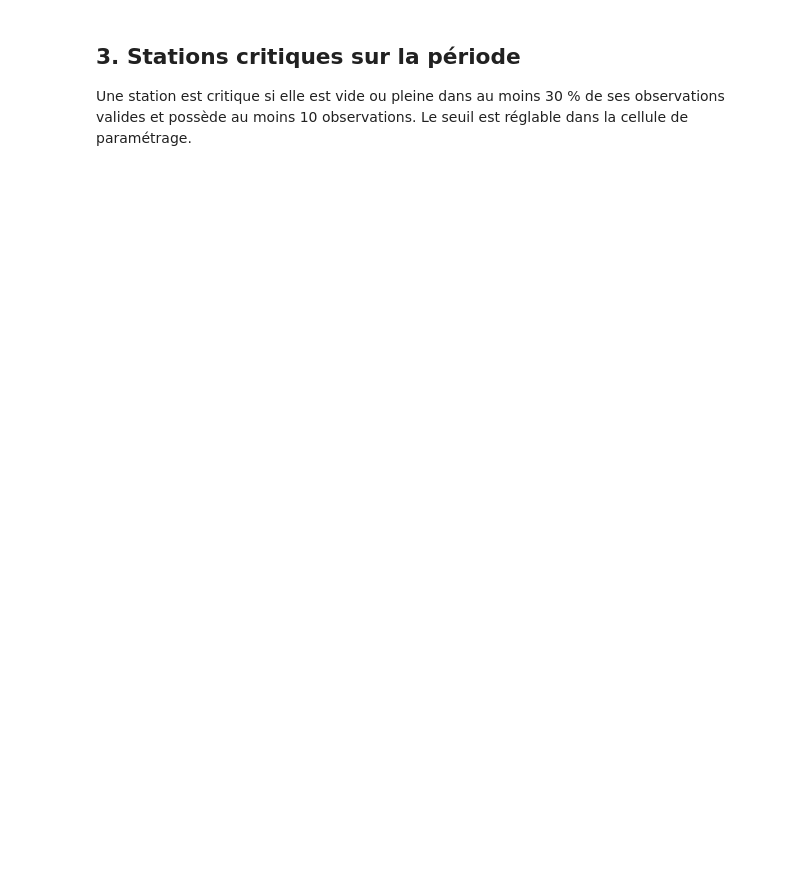
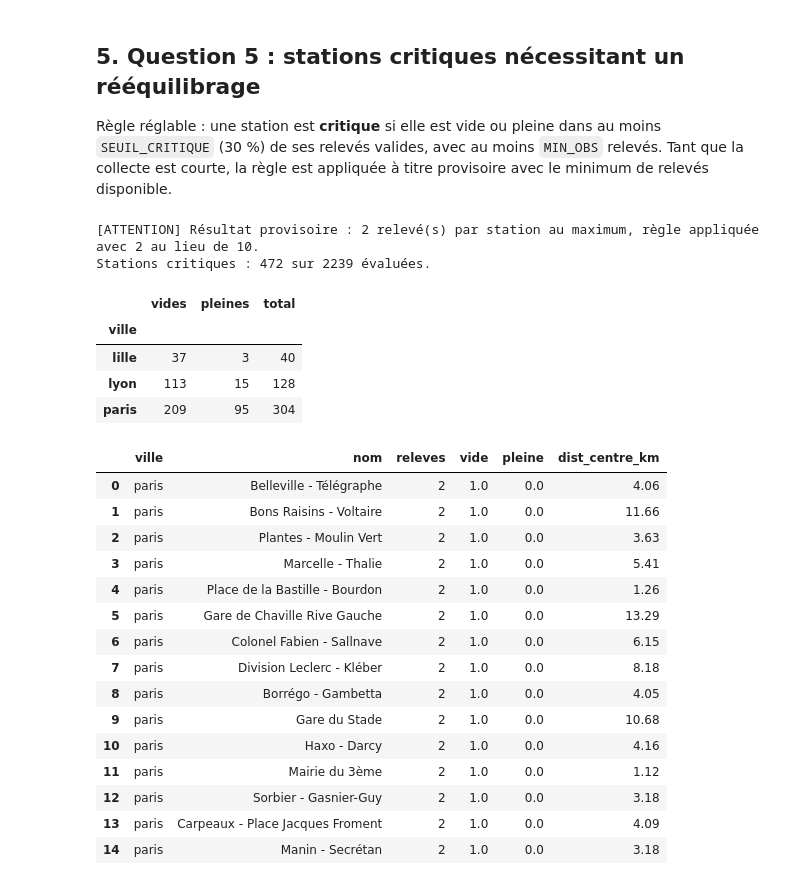
Before and after one commit to MaashRees/UrbanHub, a Jupyter notebook: notebooks/04_analyses_mobilite.ipynb, the cells around one changed output. Drawn from its saved outputs; the diff is of its cells as text; code cells hidden in the pictures; blank space fills up the shorter version.

```diff
--- a/notebooks/04_analyses_mobilite.ipynb
+++ b/notebooks/04_analyses_mobilite.ipynb
@@ -71,0 +87,18 @@ if not mobility.empty:
+# %%
+silver = silver.sort_values(["cle", "observed_at_utc"])
+silver["variation"] = silver.groupby("cle")["bikes_available"].diff().abs()
+par_station = silver.groupby("cle").agg(
+    ville=("city_name", "first"), station=("station_name", "first"),
+    capacite=("capacite", "median"), releves=("bikes_available", "count"),
+    variation_totale=("variation", "sum"), intervalles=("variation", "count"),
+).reset_index()
+par_station = par_station[(par_station["intervalles"] >= 1) & (par_station["capacite"] > 0)].copy()
+par_station["activite"] = par_station["variation_totale"] / par_station["capacite"] / par_station["intervalles"]
+
+if par_station.empty:
+    print("[ATTENTION] Il faut au moins deux relevés par station.")
+else:
+    print(f"Activité calculée sur {len(par_station)} stations, avec {int(par_station['intervalles'].median())} intervalle(s) par station en médiane.")
+    for ville, g in par_station.groupby("ville"):
+        print(f"\nTop 10 des stations les plus actives : {ville}")
+        display(g.nlargest(10, "activite")[["station", "capacite", "releves", "variation_totale", "activite"]].round(3).reset_index(drop=True))
@@ -72,4 +246,41 @@ if not mobility.empty:
 # %% [markdown]
-## 3. Stations critiques sur la période
+## 5. Question 5 : stations critiques nécessitant un rééquilibrage
 
-Une station est critique si elle est vide ou pleine dans au moins 30 % de ses observations valides et possède au moins 10 observations. Le seuil est réglable dans la cellule de paramétrage.
+Règle réglable : une station est **critique** si elle est vide ou pleine dans au moins `SEUIL_CRITIQUE` (30 %) de ses relevés valides, avec au moins `MIN_OBS` relevés. Tant que la collecte est courte, la règle est appliquée à titre provisoire avec le minimum de relevés disponible.
+# %%
+releves_max = int(stations["releves"].max()) if not stations.empty else 0
+min_obs_effectif = MIN_OBS if releves_max >= MIN_OBS else max(2, releves_max)
+if min_obs_effectif < MIN_OBS:
+    print(f"[ATTENTION] Résultat provisoire : {releves_max} relevé(s) par station au maximum, règle appliquée avec {min_obs_effectif} au lieu de {MIN_OBS}.")
+candidats = stations[stations["releves"] >= min_obs_effectif].copy()
+candidats["critique_vide"] = candidats["vide"] >= SEUIL_CRITIQUE
+candidats["critique_pleine"] = candidats["pleine"] >= SEUIL_CRITIQUE
+critiques = candidats[candidats["critique_vide"] | candidats["critique_pleine"]]
+print(f"Stations critiques : {len(critiques)} sur {len(candidats)} évaluées.")
+resume = critiques.groupby("ville").agg(vides=("critique_vide", "sum"), pleines=("critique_pleine", "sum"), total=("cle", "size"))
+display(resume)
+display(critiques.sort_values(["vide", "pleine"], ascending=False)[["ville", "nom", "releves", "vide", "pleine", "dist_centre_km"]].head(15).round(2).reset_index(drop=True))
+# %% [output]
+[ATTENTION] Résultat provisoire : 2 relevé(s) par station au maximum, règle appliquée avec 2 au lieu de 10.
+Stations critiques : 472 sur 2239 évaluées.
+|  | vides | pleines | total |
+| ville |  |  |  |
+| lille | 37 | 3 | 40 |
+| lyon | 113 | 15 | 128 |
+| paris | 209 | 95 | 304 |
+|  | ville | nom | releves | vide | pleine | dist_centre_km |
+| 0 | paris | Belleville - Télégraphe | 2 | 1.0 | 0.0 | 4.06 |
+| 1 | paris | Bons Raisins - Voltaire | 2 | 1.0 | 0.0 | 11.66 |
+| 2 | paris | Plantes - Moulin Vert | 2 | 1.0 | 0.0 | 3.63 |
+| 3 | paris | Marcelle - Thalie | 2 | 1.0 | 0.0 | 5.41 |
+| 4 | paris | Place de la Bastille - Bourdon | 2 | 1.0 | 0.0 | 1.26 |
+| 5 | paris | Gare de Chaville Rive Gauche | 2 | 1.0 | 0.0 | 13.29 |
+| 6 | paris | Colonel Fabien - Sallnave | 2 | 1.0 | 0.0 | 6.15 |
+| 7 | paris | Division Leclerc - Kléber | 2 | 1.0 | 0.0 | 8.18 |
+| 8 | paris | Borrégo - Gambetta | 2 | 1.0 | 0.0 | 4.05 |
+| 9 | paris | Gare du Stade | 2 | 1.0 | 0.0 | 10.68 |
+| 10 | paris | Haxo - Darcy | 2 | 1.0 | 0.0 | 4.16 |
+| 11 | paris | Mairie du 3ème | 2 | 1.0 | 0.0 | 1.12 |
+| 12 | paris | Sorbier - Gasnier-Guy | 2 | 1.0 | 0.0 | 3.18 |
+| 13 | paris | Carpeaux - Place Jacques Froment | 2 | 1.0 | 0.0 | 4.09 |
+| 14 | paris | Manin - Secrétan | 2 | 1.0 | 0.0 | 3.18 |
```
Also changed, not shown: parts of 25 cells of this notebook, 1 other file.
